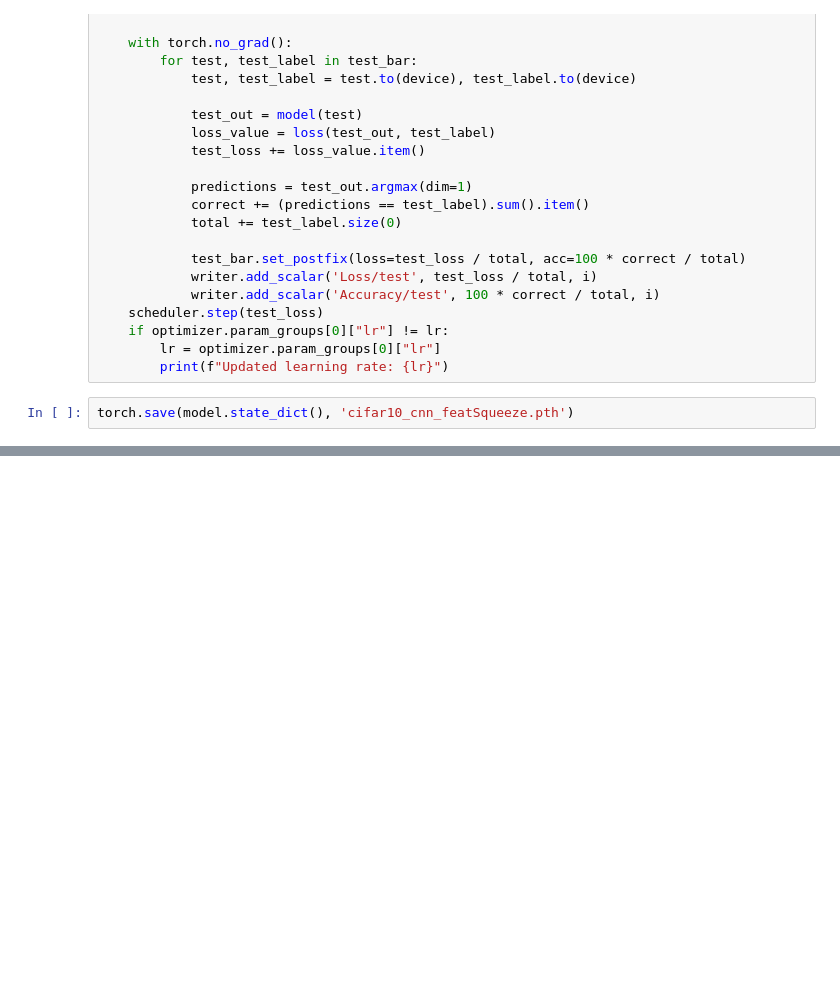
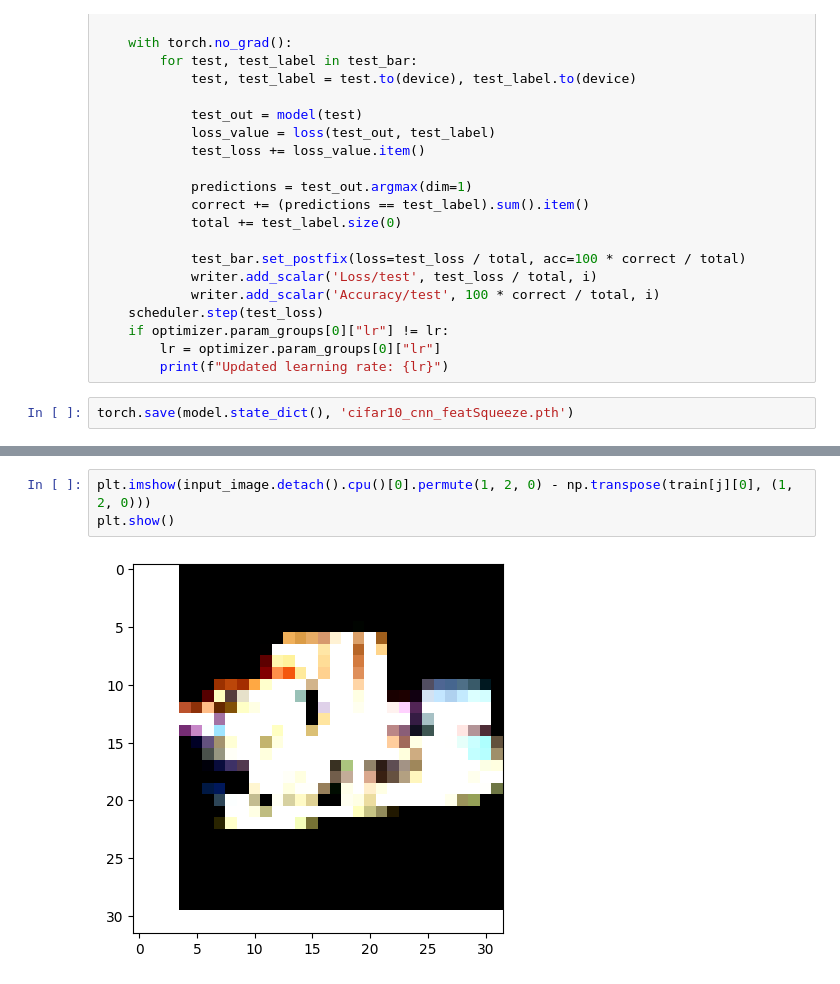
Before and after one commit to MBUYt0n/DL, a Jupyter notebook: Lab6/dl-lab6-featsqueeze.ipynb, the cells around one changed output, grey strips where cells are left out. Cells and saved outputs as stored; diff of their text form; blank space fills up the shorter version.

```diff
--- a/Lab6/dl-lab6-featsqueeze.ipynb
+++ b/Lab6/dl-lab6-featsqueeze.ipynb
@@ -177,0 +197,5 @@ average loss -8.598204796469254
+# %%
+plt.imshow(input_image.detach().cpu()[0].permute(1, 2, 0) - np.transpose(train[j][0], (1, 2, 0)))
+plt.show()
+# %% [output]
+[figure, added]
```
Also changed, not shown: parts of 3 cells of this notebook.
